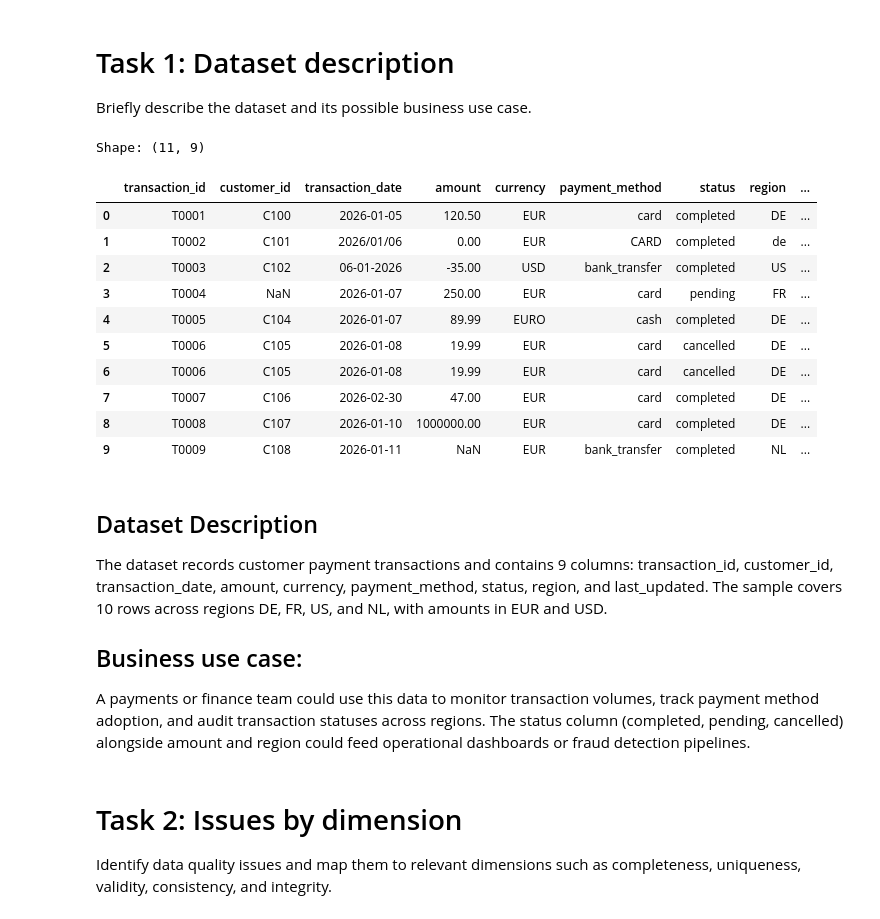
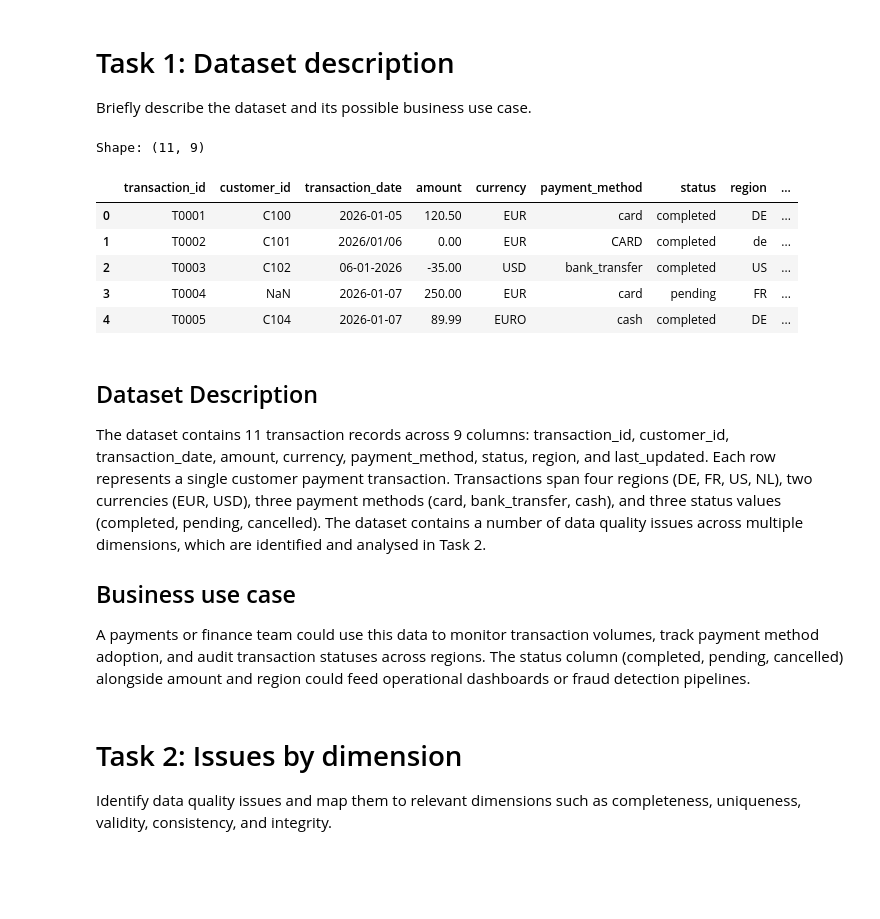
Before and after one commit to DemiahTheFirst/Data-Management-SRH, a Jupyter notebook: week-2/Exercise1/Week2-Exercise–Individual-DataQualityAudit.ipynb, the cells around one changed output. Saved outputs shown, nothing was run; the diff lists cells and outputs as text; code cells hidden in the pictures; blank space fills up the shorter version.

```diff
--- a/week-2/Exercise1/Week2-Exercise–Individual-DataQualityAudit.ipynb
+++ b/week-2/Exercise1/Week2-Exercise–Individual-DataQualityAudit.ipynb
@@ -23,25 +23,20 @@ Briefly describe the dataset and its possible business use case.
 # %%
 df = pd.read_csv("../../data/week2_customer_transactions_messy.csv")
 print('Shape:', df.shape)
-df.head(10)
+df.head()
 # %% [output]
 Shape: (11, 9)
 |  | transaction_id | customer_id | transaction_date | amount | currency | payment_method | status | region | ... |
 | 0 | T0001 | C100 | 2026-01-05 | 120.50 | EUR | card | completed | DE | ... |
 | 1 | T0002 | C101 | 2026/01/06 | 0.00 | EUR | CARD | completed | de | ... |
 | 2 | T0003 | C102 | 06-01-2026 | -35.00 | USD | bank_transfer | completed | US | ... |
 | 3 | T0004 | NaN | 2026-01-07 | 250.00 | EUR | card | pending | FR | ... |
 | 4 | T0005 | C104 | 2026-01-07 | 89.99 | EURO | cash | completed | DE | ... |
-| 5 | T0006 | C105 | 2026-01-08 | 19.99 | EUR | card | cancelled | DE | ... |
-| 6 | T0006 | C105 | 2026-01-08 | 19.99 | EUR | card | cancelled | DE | ... |
-| 7 | T0007 | C106 | 2026-02-30 | 47.00 | EUR | card | completed | DE | ... |
-| 8 | T0008 | C107 | 2026-01-10 | 1000000.00 | EUR | card | completed | DE | ... |
-| 9 | T0009 | C108 | 2026-01-11 | NaN | EUR | bank_transfer | completed | NL | ... |
 # %% [markdown]
 ## Dataset Description
-The dataset records customer payment transactions and contains 9 columns: transaction_id, customer_id, transaction_date, amount, currency, payment_method, status, region, and last_updated. The sample covers 10 rows across regions DE, FR, US, and NL, with amounts in EUR and USD.
+The dataset contains 11 transaction records across 9 columns: transaction_id, customer_id, transaction_date, amount, currency, payment_method, status, region, and last_updated. Each row represents a single customer payment transaction. Transactions span four regions (DE, FR, US, NL), two currencies (EUR, USD), three payment methods (card, bank_transfer, cash), and three status values (completed, pending, cancelled). The dataset contains a number of data quality issues across multiple dimensions, which are identified and analysed in Task 2.
 
-## Business use case:
+## Business use case
 A payments or finance team could use this data to monitor transaction volumes, track payment method adoption, and audit transaction statuses across regions. The status column (completed, pending, cancelled) alongside amount and region could feed operational dashboards or fraud detection pipelines.
 # %% [markdown]
 # Task 2: Issues by dimension
```
Also changed, not shown: parts of 16 cells of this notebook.
